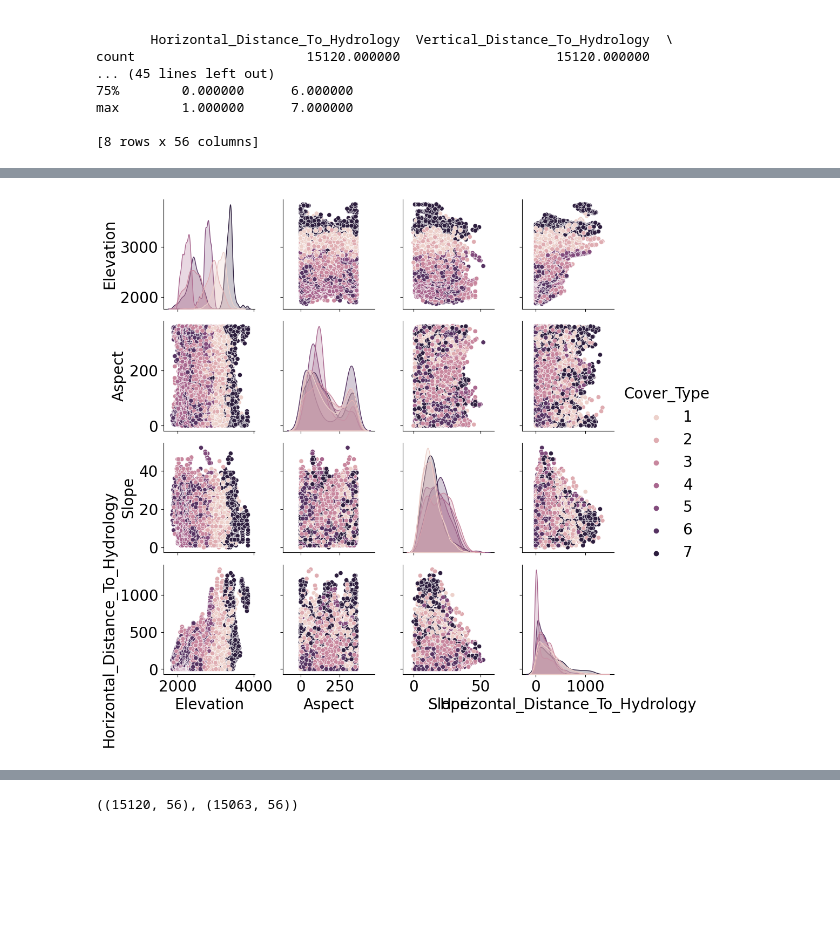
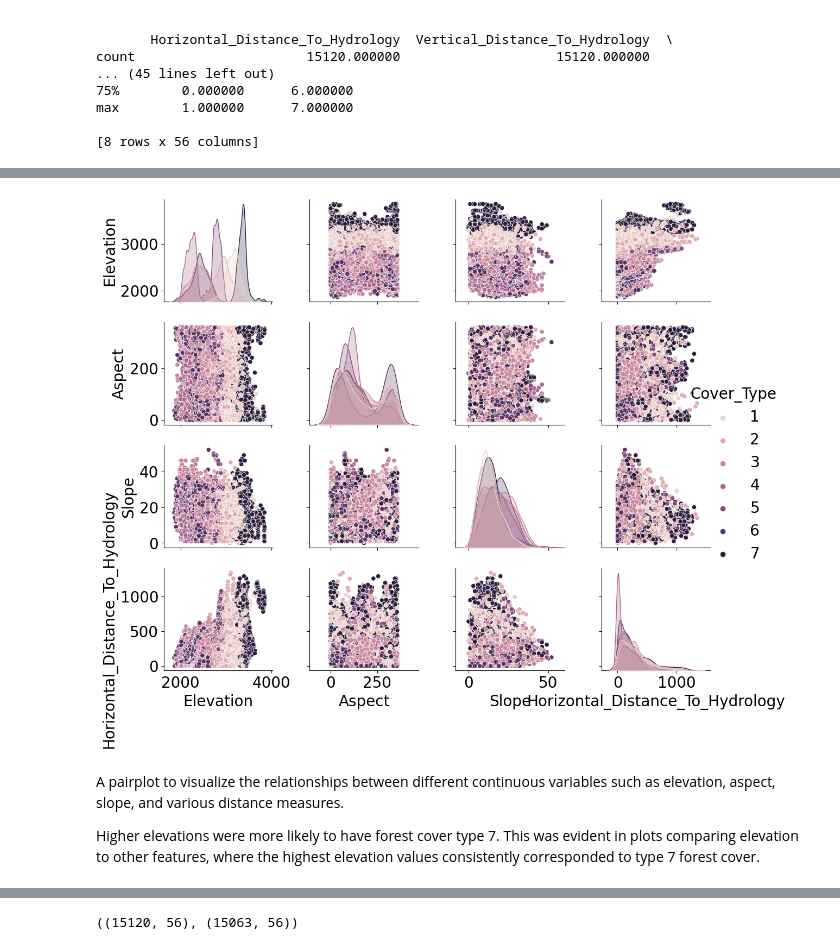
Before and after one commit to Nayaeun/Forest-Cover-Type-Prediction, a Jupyter notebook: final project_updated _1.ipynb, the cells around one changed output, grey strips where cells are left out. Cells and saved outputs as stored; diff of their text form; code cells hidden in the pictures; blank space fills up the shorter version.

```diff
--- a/final project_updated _1.ipynb
+++ b/final project_updated _1.ipynb
@@ -122,10 +148,15 @@ plt.show()
 # %%
 # Visualize relationships between selected features using a pairplot
 subset_features = ['Elevation', 'Aspect', 'Slope', 'Horizontal_Distance_To_Hydrology', 'Cover_Type']
 sns.pairplot(df_train[subset_features], hue='Cover_Type')
+plt.tight_layout()
 plt.show()
 # %% [output]
-[figure, old version]
+[figure, new version]
+# %% [markdown]
+A pairplot to visualize the relationships between different continuous variables such as elevation, aspect, slope, and various distance measures.
+
+Higher elevations were more likely to have forest cover type 7. This was evident in plots comparing elevation to other features, where the highest elevation values consistently corresponded to type 7 forest cover.
 # %%
 plt.figure(figsize=(10, 6))
 sns.boxplot(data=df_train, x='Cover_Type', y='Slope', palette='pastel')
```
Also changed, not shown: parts of 25 cells of this notebook.
